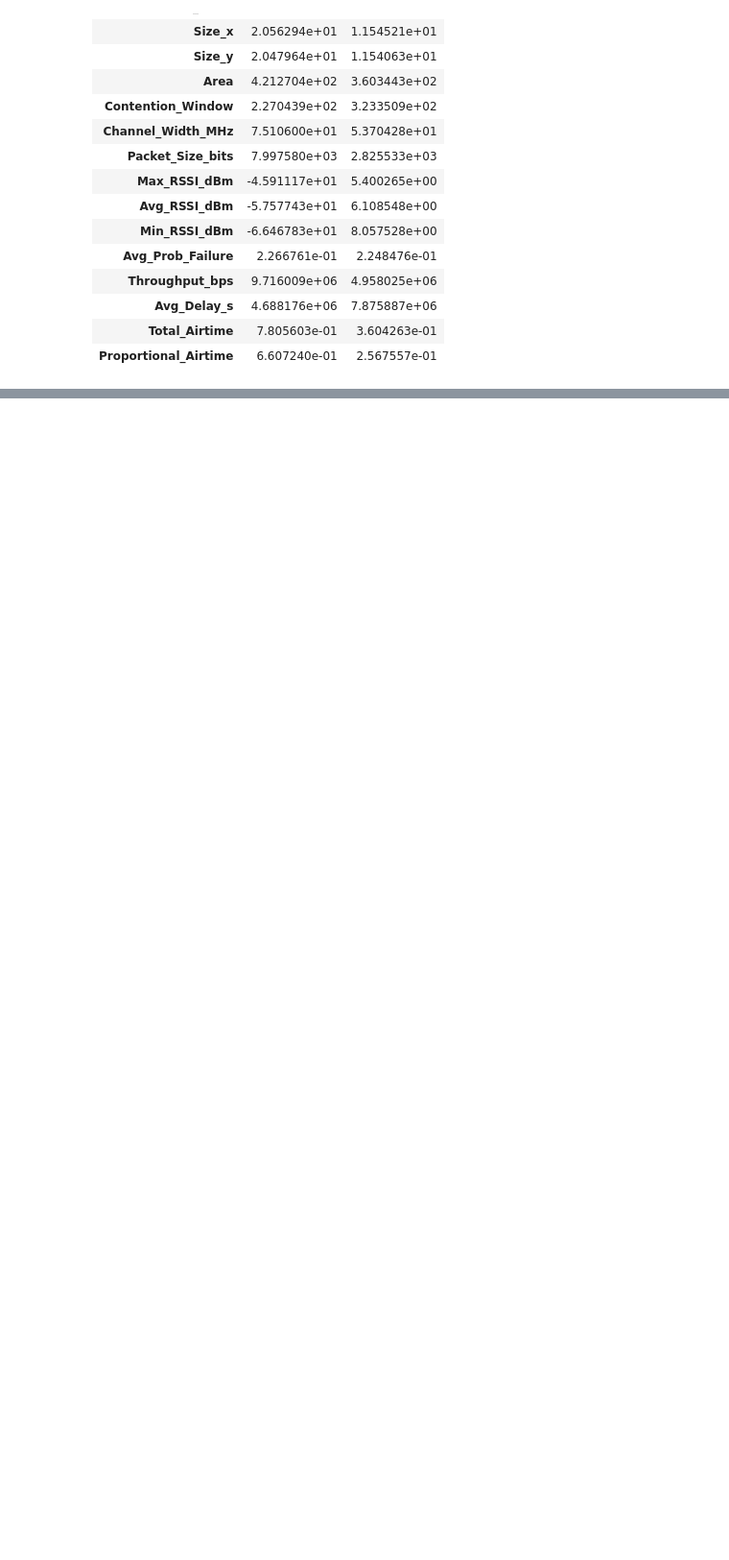
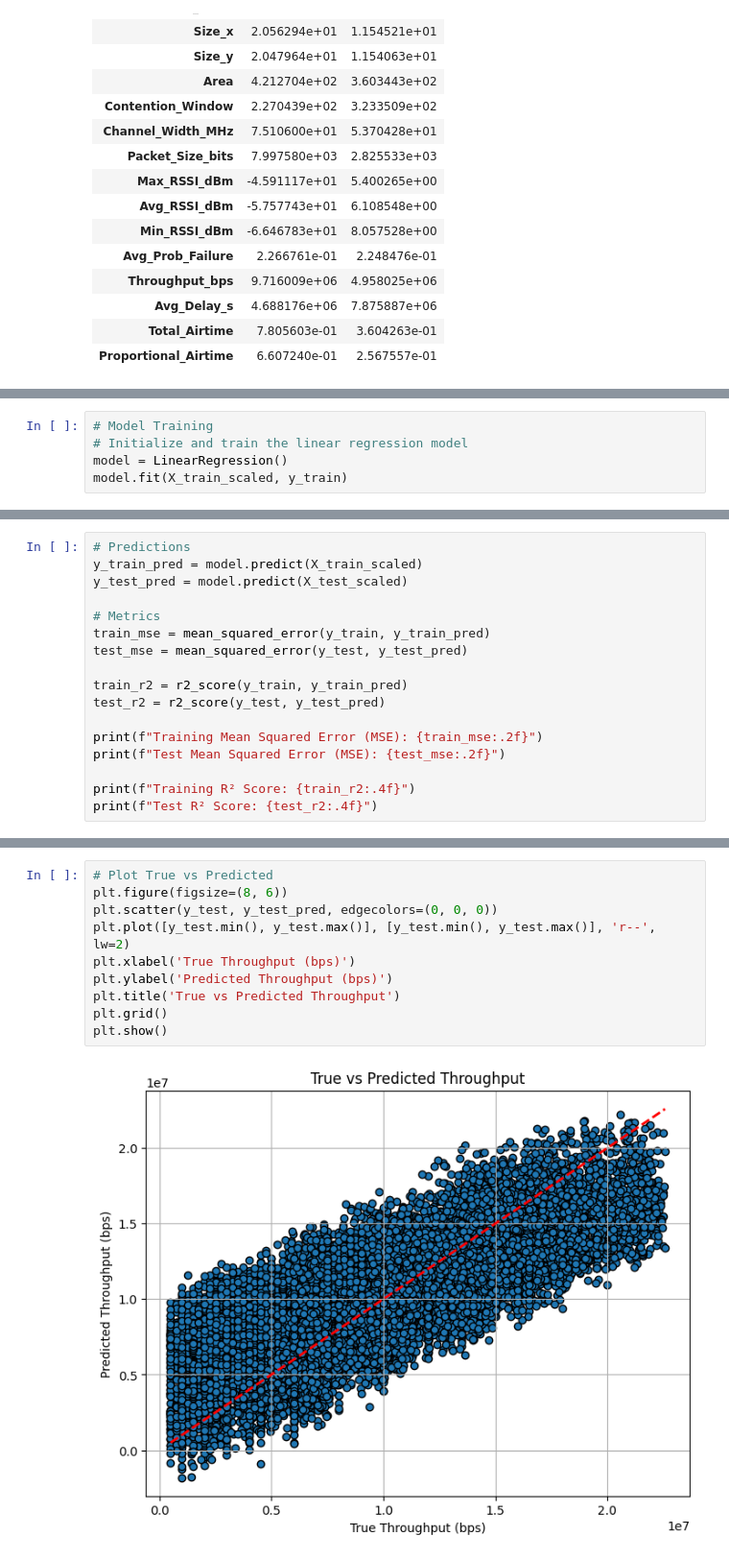
Before and after one commit to jordiestevee/ML4Net-2025, a Jupyter notebook: Sem1/seminar1.ipynb, the cells around one changed output, grey strips where cells are left out. Shown at 96% size. Saved outputs shown, nothing was run; the diff lists cells and outputs as text; blank space fills up the shorter version.

```diff
--- a/Sem1/seminar1.ipynb
+++ b/Sem1/seminar1.ipynb
@@ -76,0 +131,5 @@ plt.show()
+# %%
+# Model Training
+# Initialize and train the linear regression model
+model = LinearRegression()
+model.fit(X_train_scaled, y_train)
@@ -76,0 +145,17 @@ plt.show()
+# %%
+# Predictions
+y_train_pred = model.predict(X_train_scaled)
+y_test_pred = model.predict(X_test_scaled)
+
+# Metrics
+train_mse = mean_squared_error(y_train, y_train_pred)
+test_mse = mean_squared_error(y_test, y_test_pred)
+
+train_r2 = r2_score(y_train, y_train_pred)
+test_r2 = r2_score(y_test, y_test_pred)
+
+print(f"Training Mean Squared Error (MSE): {train_mse:.2f}")
+print(f"Test Mean Squared Error (MSE): {test_mse:.2f}")
+
+print(f"Training R² Score: {train_r2:.4f}")
+print(f"Test R² Score: {test_r2:.4f}")
@@ -76,0 +167,12 @@ plt.show()
+# %%
+# Plot True vs Predicted
+plt.figure(figsize=(8, 6))
+plt.scatter(y_test, y_test_pred, edgecolors=(0, 0, 0))
+plt.plot([y_test.min(), y_test.max()], [y_test.min(), y_test.max()], 'r--', lw=2)
+plt.xlabel('True Throughput (bps)')
+plt.ylabel('Predicted Throughput (bps)')
+plt.title('True vs Predicted Throughput')
+plt.grid()
+plt.show()
+# %% [output]
+[figure, added]
```
Also changed, not shown: parts of 12 cells of this notebook.
